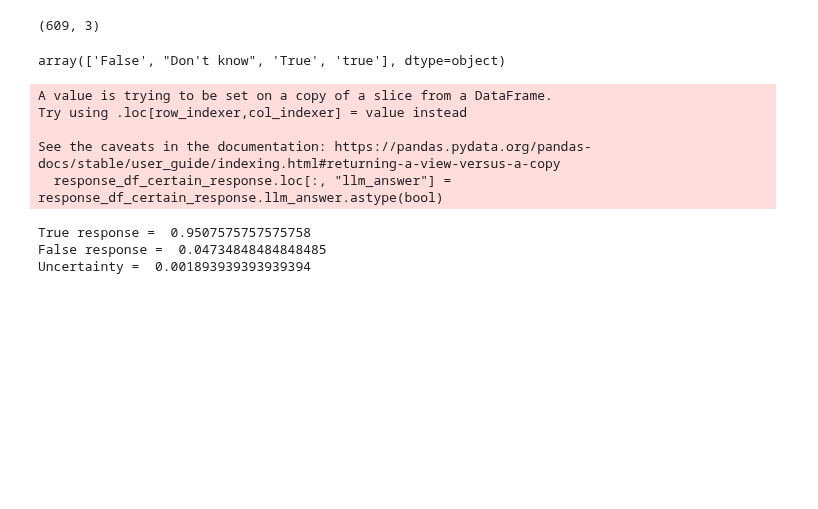
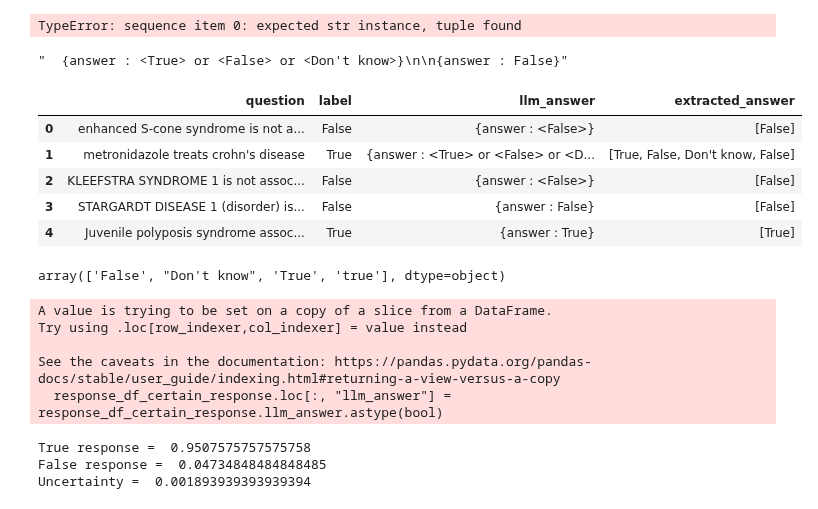
Before and after one commit to BaranziniLab/KG_RAG, a Jupyter notebook: codes/llm_notebooks/analysis/test_question_response_comparison.ipynb, the cells around one changed output. Cells and saved outputs as stored; diff of their text form; code cells hidden in the pictures; blank space fills up the shorter version.

```diff
--- a/codes/llm_notebooks/analysis/test_question_response_comparison.ipynb
+++ b/codes/llm_notebooks/analysis/test_question_response_comparison.ipynb
@@ -19,14 +27,33 @@ def extract_answer(text):
 # %%
 RESPONSE_PATH = "../../../data/analysis_results/Llama_2_7b_Chat_GPTQ_prompt_based_response.csv"
+# %%
+response_df = pd.read_csv(RESPONSE_PATH)
+
+pattern = r'{answer : (?:<([^>]+)>)|([^}\n]+)}'
+
+response_df['extracted_answer'] = response_df['llm_answer'].apply(lambda x: ' or '.join(filter(None, re.findall(pattern, x))))
+response_df.head()
+
+# print(response_df.shape)
+# %% [output]
+TypeError: sequence item 0: expected str instance, tuple found
+# %%
+response_df.iloc[1].llm_answer
+# %% [output]
+"  {answer : <True> or <False> or <Don't know>}\n\n{answer : False}"
 # %%
 response_df = pd.read_csv(RESPONSE_PATH)
-response_df['llm_answer'] = response_df['llm_answer'].apply(extract_answer)
+
+response_df.loc[:, 'extracted_answer'] = response_df['llm_answer'].apply(extract_answer)
+response_df.head()
 # response_df = response_df.explode("llm_answer")
-
-response_df.head()
-print(response_df.shape)
 # %% [output]
-(609, 3)
+|  | question | label | llm_answer | extracted_answer |
+| 0 | enhanced S-cone syndrome is not a... | False | {answer : <False>} | [False] |
+| 1 | metronidazole treats crohn's disease | True | {answer : <True> or <False> or <D... | [True, False, Don't know, False] |
+| 2 | KLEEFSTRA SYNDROME 1 is not assoc... | False | {answer : <False>} | [False] |
+| 3 | STARGARDT DISEASE 1 (disorder) is... | False | {answer : False} | [False] |
+| 4 | Juvenile polyposis syndrome assoc... | True | {answer : True} | [True] |
 # %%
 response_df.llm_answer.unique()
 # %% [output]
```
Also changed, not shown: parts of 9 cells of this notebook, 2 other files.
